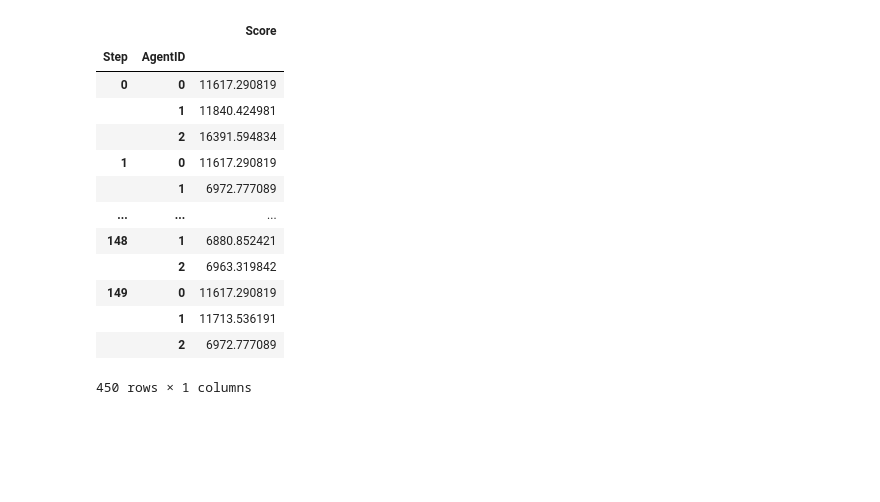
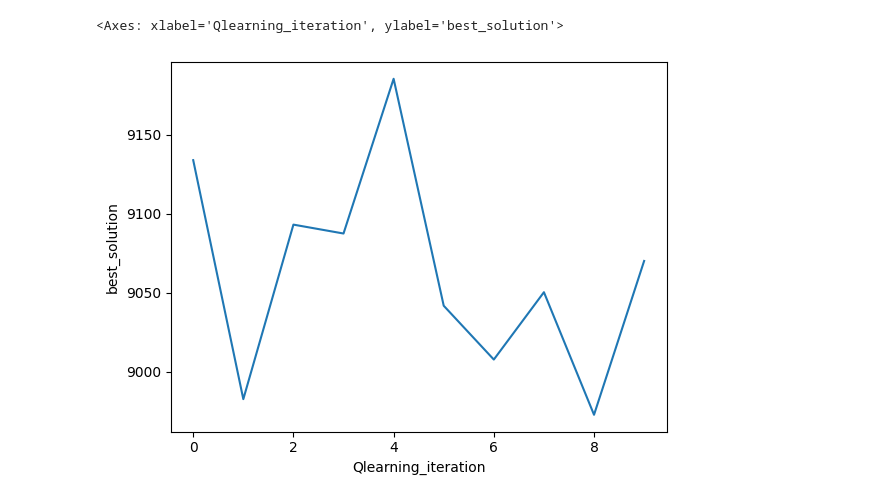
Before and after one commit to JulesVoyer/ICO_Fil_rouge, a Jupyter notebook: SMA_notebook.ipynb, the cells around one changed output. Drawn from its saved outputs; the diff is of its cells as text; code cells hidden in the pictures; blank space fills up the shorter version.

```diff
--- a/SMA_notebook.ipynb
+++ b/SMA_notebook.ipynb
@@ -66,18 +81,5 @@ result_df = pd.concat([result_df, pd.DataFrame({
-# %%
-df = sma.datacollector.get_agent_vars_dataframe()
-df
-# %% [output]
-|  |  | Score |
-| Step | AgentID |  |
-| 0 | 0 | 11617.290819 |
-|  | 1 | 11840.424981 |
-|  | 2 | 16391.594834 |
-| 1 | 0 | 11617.290819 |
-|  | 1 | 6972.777089 |
-| ... | ... | ... |
-| 148 | 1 | 6880.852421 |
-|  | 2 | 6963.319842 |
-| 149 | 0 | 11617.290819 |
-|  | 1 | 11713.536191 |
-|  | 2 | 6972.777089 |
-450 rows × 1 columns
+# %%
+sns.lineplot(data = result_df, x = 'Qlearning_iteration', y = 'best_solution')
+# %% [output]
+<Axes: xlabel='Qlearning_iteration', ylabel='best_solution'>
+[figure, added]
```
Also changed, not shown: parts of 5 cells of this notebook, 1 other file.
